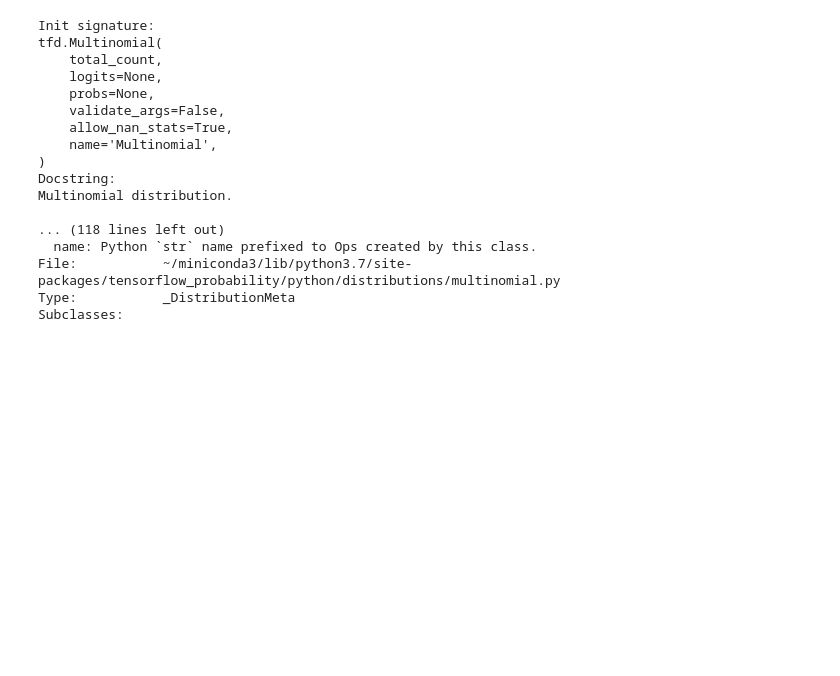
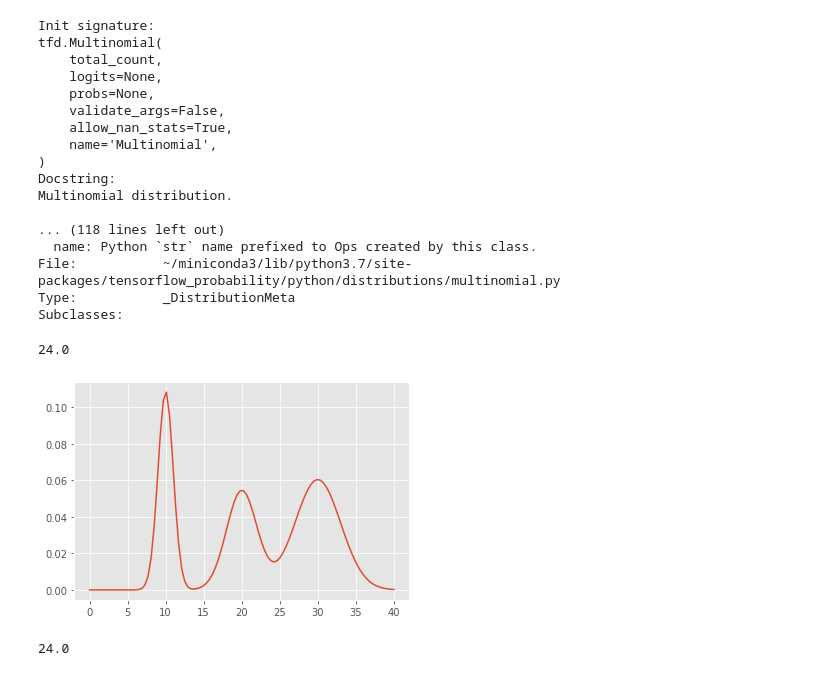
Before and after one commit to akotlar/multivariate-tada, a Jupyter notebook: mvl/tf.ipynb, the cells around one changed output. Cells and saved outputs as stored; diff of their text form; code cells hidden in the pictures; blank space fills up the shorter version.

```diff
--- a/mvl/tf.ipynb
+++ b/mvl/tf.ipynb
@@ -303,3 +303,25 @@ bgmm = tfd.JointDistributionNamed(dict(
           chol_precision_tril=precision)),
       sample_shape=num_samples)
 ))
+# %%
+pi = np.array([0.3, 0.3, 0.5], dtype=np.float32)
+mu = np.array([10, 20, 30], dtype=np.float32)
+sigma = np.array([1, 2, 3], dtype=np.float32)
+gmm = tfd.Mixture(
+    cat=tfd.Categorical(probs=pi),
+    components=[tfd.Normal(loc=m, scale=s) for m, s in zip(mu, sigma)]
+)
+x = np.linspace(0, 40, 100)
+plt.plot(x, gmm.prob(x).numpy());
+print(gmm.mean().numpy())  # 23.0
+# %% [output]
+24.0
+[figure, added]
+# %%
+gmm = tfd.MixtureSameFamily(
+    mixture_distribution=tfd.Categorical(probs=pi),
+    components_distribution=tfd.Normal(loc=mu, scale=sigma)
+)
+gmm.mean().numpy()  # 23.0
+# %% [output]
+24.0
```
Also changed, not shown: parts of 8 cells of this notebook, 6 other files.
